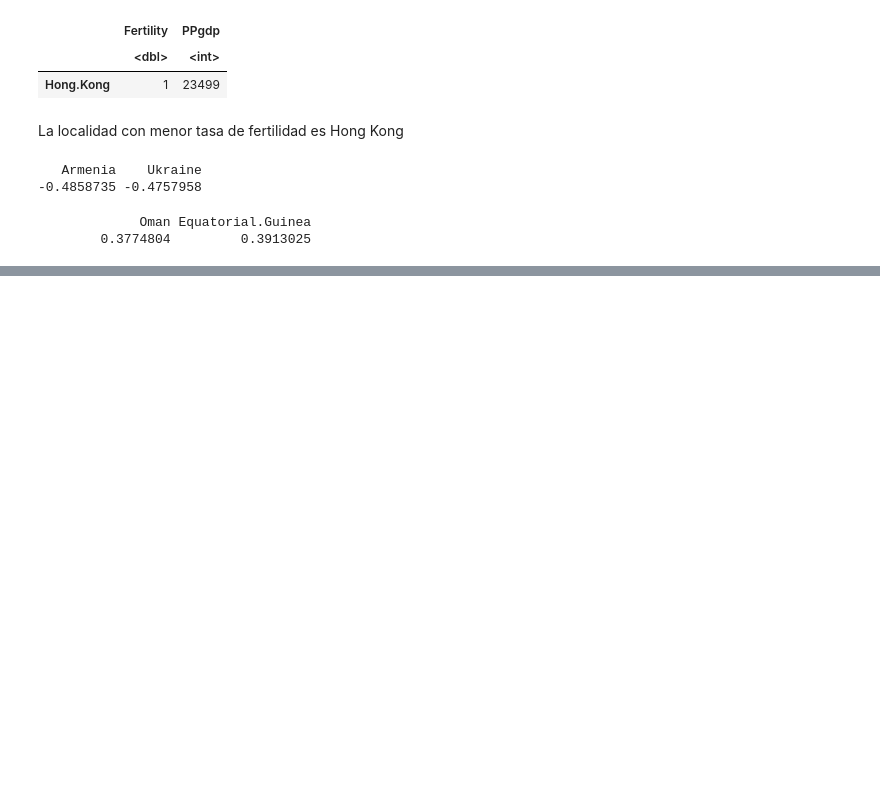
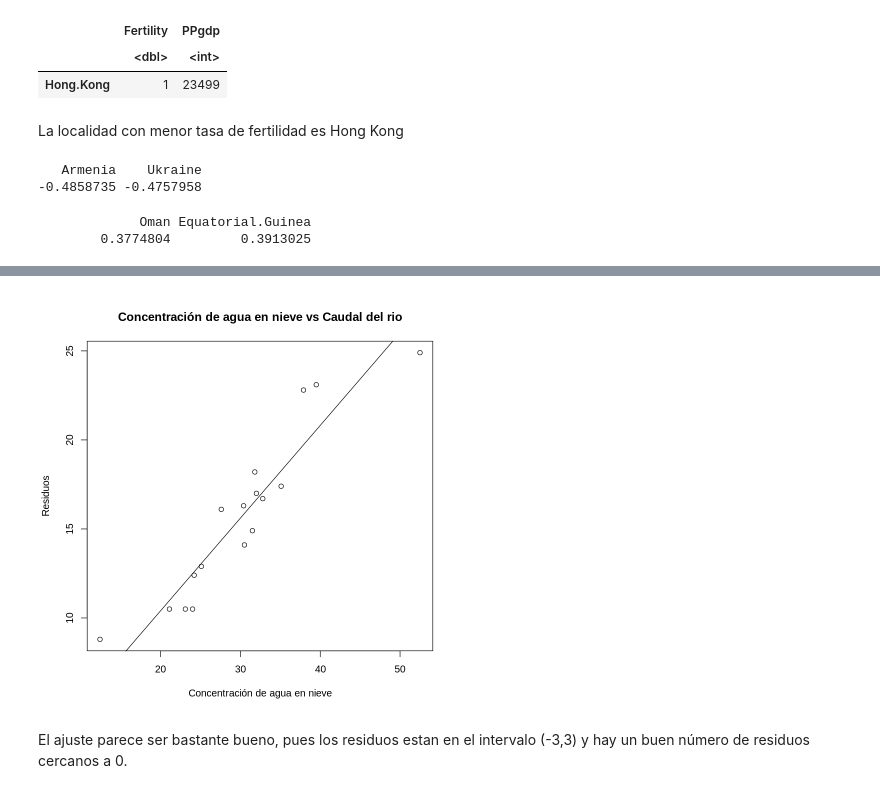
Before and after one commit to Taz-Ricardo/Mat-266, a Jupyter notebook: Tarea_1_regresion.ipynb, the cells around one changed output, grey strips where cells are left out. Cells and saved outputs as stored; diff of their text form; code cells hidden in the pictures; blank space fills up the shorter version.

```diff
--- a/Tarea_1_regresion.ipynb
+++ b/Tarea_1_regresion.ipynb
@@ -247,0 +312,7 @@ Las dos localidades con mayor residuo positivo son:
+# %%
+plot(data_2.6$nieve, data_2.6$agua, xlab='Concentración de agua en nieve', ylab='Residuos', main='Concentración de agua en nieve vs Caudal del rio')
+abline(regresion_2.7) #No lo piden, pero te da una mejor idea para decir, que wen ajuste hacemos
+# %% [output]
+[figure, added]
+# %% [markdown]
+El ajuste parece ser bastante bueno, pues los residuos estan en el intervalo (-3,3) y hay un buen número de residuos cercanos a 0.
```
Also changed, not shown: parts of 20 cells of this notebook.
